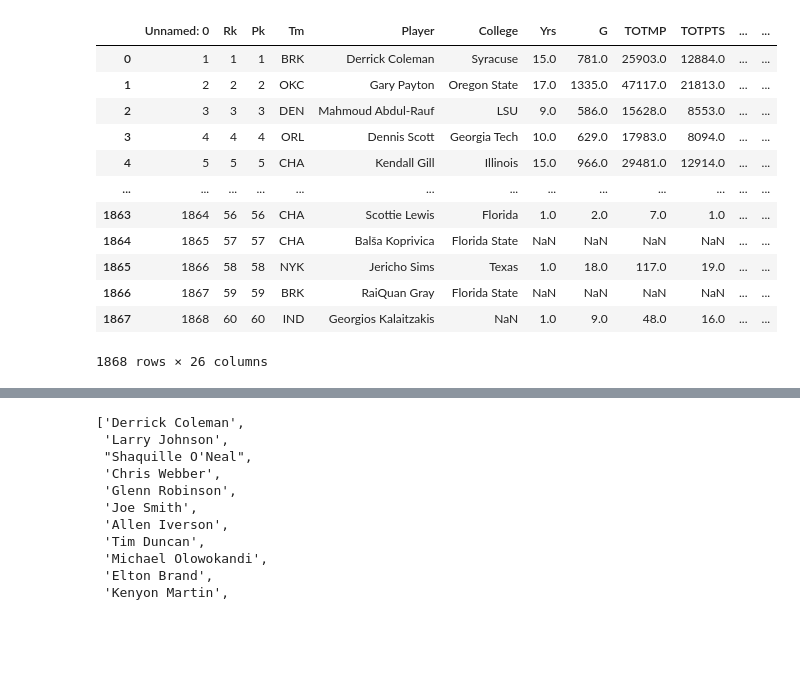
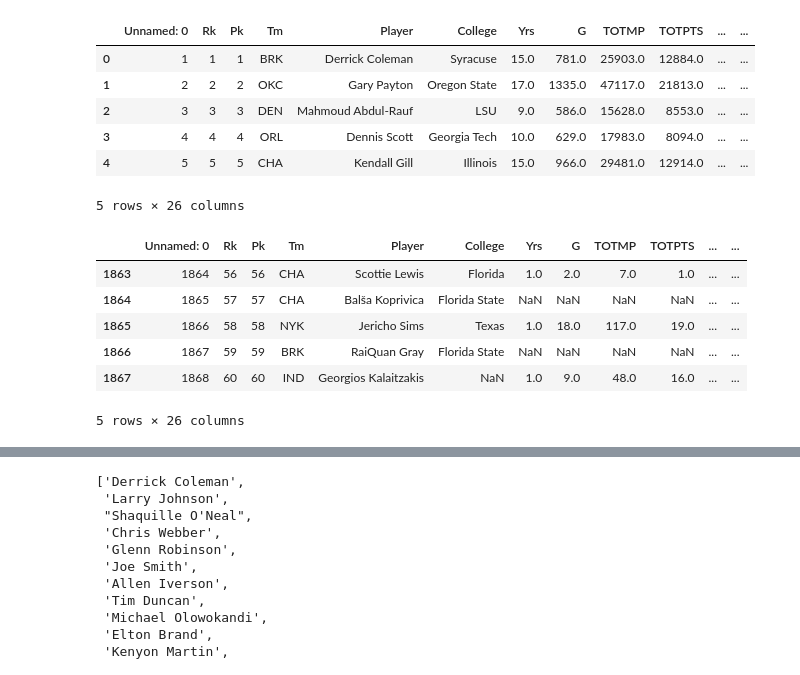
Before and after one commit to YoussoufIY/NBA-Draft-Analysis, a Jupyter notebook: NBA Project.ipynb, the cells around one changed output, grey strips where cells are left out. Saved outputs shown, nothing was run; the diff lists cells and outputs as text; code cells hidden in the pictures; blank space fills up the shorter version.

```diff
--- a/NBA Project.ipynb
+++ b/NBA Project.ipynb
@@ -7,19 +7,23 @@ import numpy as np
 # %%
 #Get the names of the top pick of every draft year between 1990-2021
 #Read Draft Data CSV
 player_draft_list_df=pd.read_csv("Resources/draft-data-1990-2021.csv")
-player_draft_list_df
+player_draft_list_df.head()
 # %% [output]
 |  | Unnamed: 0 | Rk | Pk | Tm | Player | College | Yrs | G | TOTMP | TOTPTS | ... | ... |
 | 0 | 1 | 1 | 1 | BRK | Derrick Coleman | Syracuse | 15.0 | 781.0 | 25903.0 | 12884.0 | ... | ... |
 | 1 | 2 | 2 | 2 | OKC | Gary Payton | Oregon State | 17.0 | 1335.0 | 47117.0 | 21813.0 | ... | ... |
 | 2 | 3 | 3 | 3 | DEN | Mahmoud Abdul-Rauf | LSU | 9.0 | 586.0 | 15628.0 | 8553.0 | ... | ... |
 | 3 | 4 | 4 | 4 | ORL | Dennis Scott | Georgia Tech | 10.0 | 629.0 | 17983.0 | 8094.0 | ... | ... |
 | 4 | 5 | 5 | 5 | CHA | Kendall Gill | Illinois | 15.0 | 966.0 | 29481.0 | 12914.0 | ... | ... |
-| ... | ... | ... | ... | ... | ... | ... | ... | ... | ... | ... | ... | ... |
-| 1863 | 1864 | 56 | 56 | CHA | Scottie Lewis | Florida | 1.0 | 2.0 | 7.0 | 1.0 | ... | ... |
-| 1864 | 1865 | 57 | 57 | CHA | Balša Koprivica | Florida State | NaN | NaN | NaN | NaN | ... | ... |
-| 1865 | 1866 | 58 | 58 | NYK | Jericho Sims | Texas | 1.0 | 18.0 | 117.0 | 19.0 | ... | ... |
-| 1866 | 1867 | 59 | 59 | BRK | RaiQuan Gray | Florida State | NaN | NaN | NaN | NaN | ... | ... |
-| 1867 | 1868 | 60 | 60 | IND | Georgios Kalaitzakis | NaN | 1.0 | 9.0 | 48.0 | 16.0 | ... | ... |
-1868 rows × 26 columns
+5 rows × 26 columns
+# %%
+player_draft_list_df.tail()
+# %% [output]
+|  | Unnamed: 0 | Rk | Pk | Tm | Player | College | Yrs | G | TOTMP | TOTPTS | ... | ... |
+| 1863 | 1864 | 56 | 56 | CHA | Scottie Lewis | Florida | 1.0 | 2.0 | 7.0 | 1.0 | ... | ... |
+| 1864 | 1865 | 57 | 57 | CHA | Balša Koprivica | Florida State | NaN | NaN | NaN | NaN | ... | ... |
+| 1865 | 1866 | 58 | 58 | NYK | Jericho Sims | Texas | 1.0 | 18.0 | 117.0 | 19.0 | ... | ... |
+| 1866 | 1867 | 59 | 59 | BRK | RaiQuan Gray | Florida State | NaN | NaN | NaN | NaN | ... | ... |
+| 1867 | 1868 | 60 | 60 | IND | Georgios Kalaitzakis | NaN | 1.0 | 9.0 | 48.0 | 16.0 | ... | ... |
+5 rows × 26 columns
```
Also changed, not shown: parts of 12 cells of this notebook, 2 other files.
